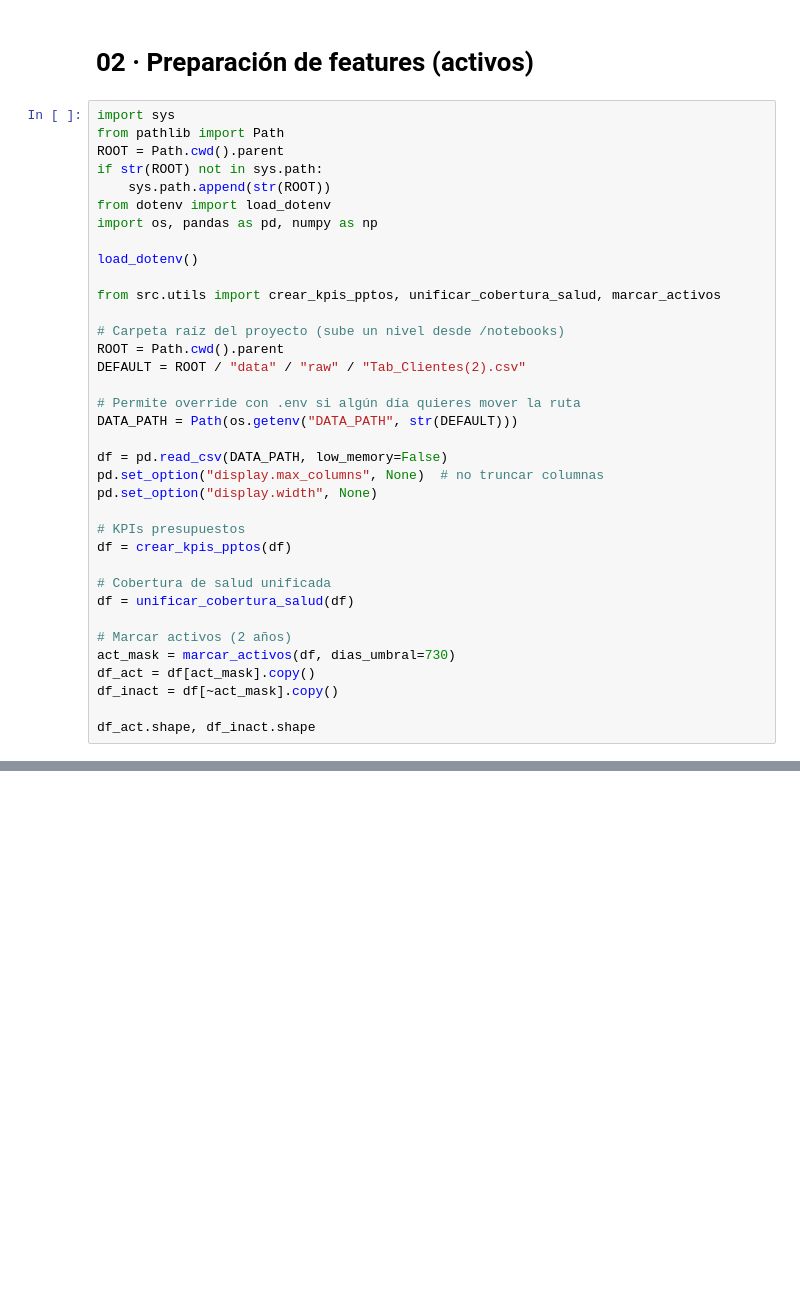
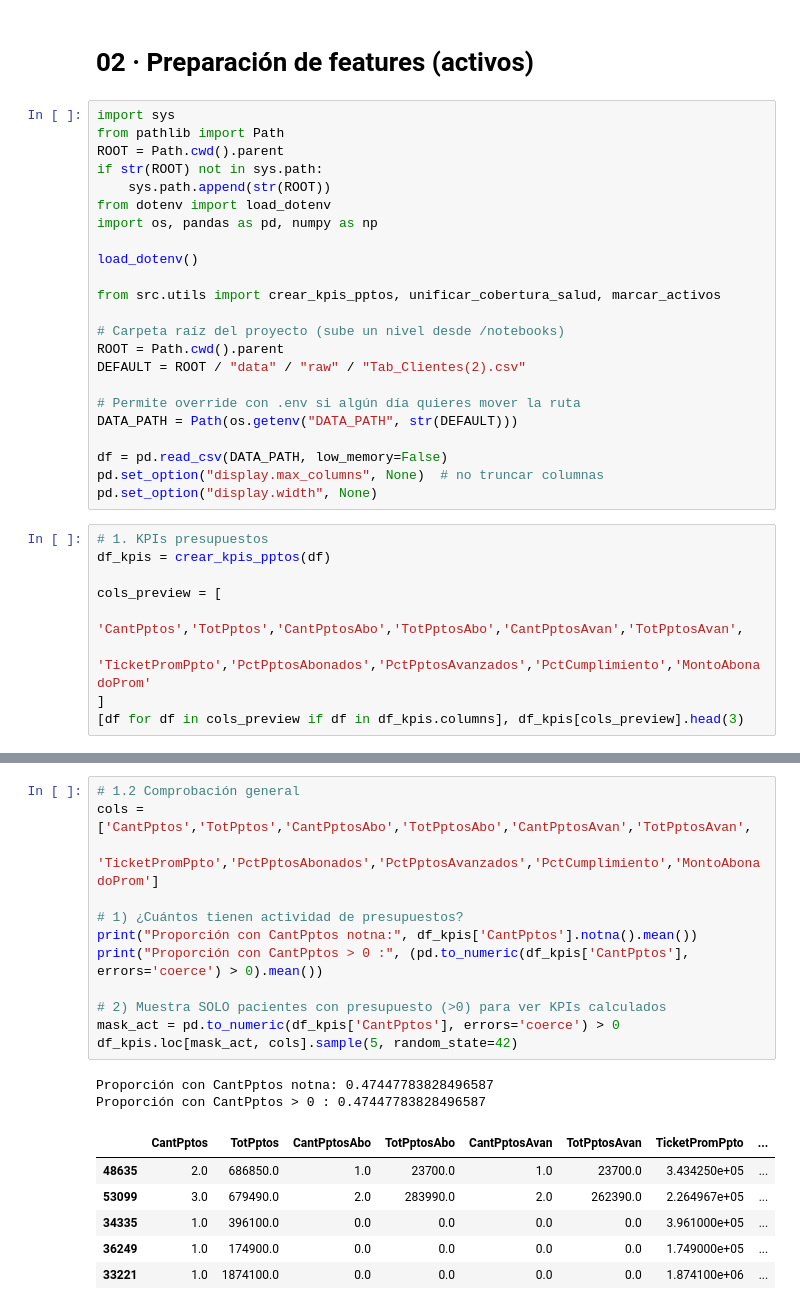
Before and after one commit to SanTupper/analisis-portal-ortodoncia, a Jupyter notebook: notebooks/02_preparacion_features_activos.ipynb, the cells around one changed output, grey strips where cells are left out. Drawn from its saved outputs; the diff is of its cells as text; blank space fills up the shorter version.

```diff
--- a/notebooks/02_preparacion_features_activos.ipynb
+++ b/notebooks/02_preparacion_features_activos.ipynb
@@ -23,16 +23,12 @@ DATA_PATH = Path(os.getenv("DATA_PATH", str(DEFAULT)))
 df = pd.read_csv(DATA_PATH, low_memory=False)
 pd.set_option("display.max_columns", None)  # no truncar columnas
 pd.set_option("display.width", None)
-
-# KPIs presupuestos
-df = crear_kpis_pptos(df)
-
-# Cobertura de salud unificada
-df = unificar_cobertura_salud(df)
-
-# Marcar activos (2 años)
-act_mask = marcar_activos(df, dias_umbral=730)
-df_act = df[act_mask].copy()
-df_inact = df[~act_mask].copy()
-
-df_act.shape, df_inact.shape
+# %%
+# 1. KPIs presupuestos
+df_kpis = crear_kpis_pptos(df)
+
+cols_preview = [
+    'CantPptos','TotPptos','CantPptosAbo','TotPptosAbo','CantPptosAvan','TotPptosAvan',
+    'TicketPromPpto','PctPptosAbonados','PctPptosAvanzados','PctCumplimiento','MontoAbonadoProm'
+]
+[df for df in cols_preview if df in df_kpis.columns], df_kpis[cols_preview].head(3)
@@ -38,0 +53,21 @@ df_act.shape, df_inact.shape
+# %%
+# 1.2 Comprobación general
+cols = ['CantPptos','TotPptos','CantPptosAbo','TotPptosAbo','CantPptosAvan','TotPptosAvan',
+        'TicketPromPpto','PctPptosAbonados','PctPptosAvanzados','PctCumplimiento','MontoAbonadoProm']
+
+# 1) ¿Cuántos tienen actividad de presupuestos?
+print("Proporción con CantPptos notna:", df_kpis['CantPptos'].notna().mean())
+print("Proporción con CantPptos > 0 :", (pd.to_numeric(df_kpis['CantPptos'], errors='coerce') > 0).mean())
+
+# 2) Muestra SOLO pacientes con presupuesto (>0) para ver KPIs calculados
+mask_act = pd.to_numeric(df_kpis['CantPptos'], errors='coerce') > 0
+df_kpis.loc[mask_act, cols].sample(5, random_state=42)
+# %% [output]
+Proporción con CantPptos notna: 0.47447783828496587
+Proporción con CantPptos > 0 : 0.47447783828496587
+|  | CantPptos | TotPptos | CantPptosAbo | TotPptosAbo | CantPptosAvan | TotPptosAvan | TicketPromPpto | ... |
+| 48635 | 2.0 | 686850.0 | 1.0 | 23700.0 | 1.0 | 23700.0 | 3.434250e+05 | ... |
+| 53099 | 3.0 | 679490.0 | 2.0 | 283990.0 | 2.0 | 262390.0 | 2.264967e+05 | ... |
+| 34335 | 1.0 | 396100.0 | 0.0 | 0.0 | 0.0 | 0.0 | 3.961000e+05 | ... |
+| 36249 | 1.0 | 174900.0 | 0.0 | 0.0 | 0.0 | 0.0 | 1.749000e+05 | ... |
+| 33221 | 1.0 | 1874100.0 | 0.0 | 0.0 | 0.0 | 0.0 | 1.874100e+06 | ... |
```
Also changed, not shown: parts of 18 cells of this notebook, 4 other files.
